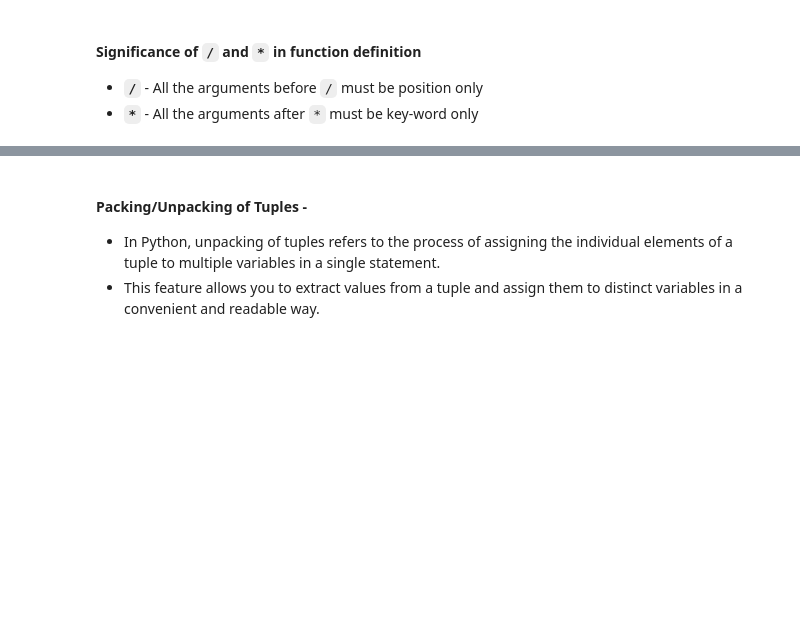
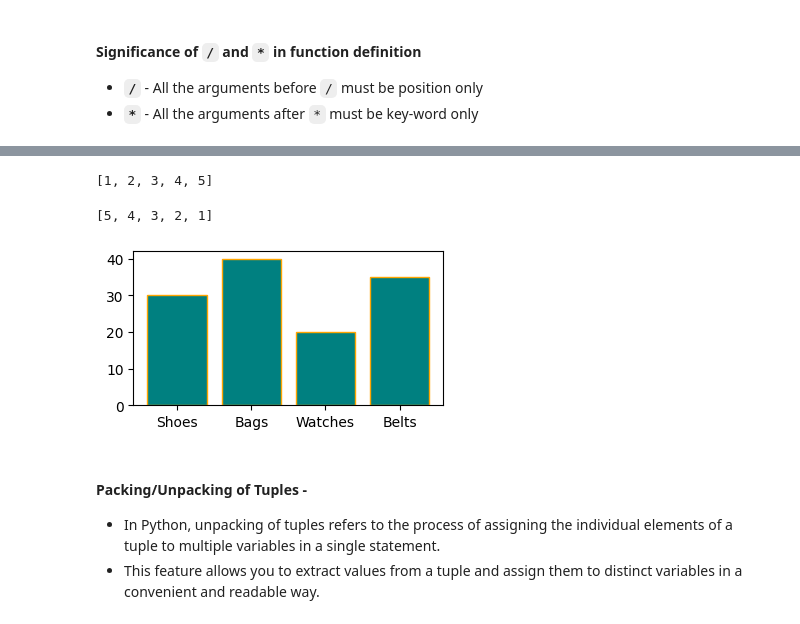
Before and after one commit to knowledge-corner/Vituare-Research, a Jupyter notebook: Python Refresher_Beginner.ipynb, the cells around one changed output, grey strips where cells are left out. Saved outputs shown, nothing was run; the diff lists cells and outputs as text; code cells hidden in the pictures; blank space fills up the shorter version.

```diff
--- a/Python Refresher_Beginner.ipynb
+++ b/Python Refresher_Beginner.ipynb
@@ -834,3 +1089,22 @@ Function arguments in Python are the inputs passed to a function to enable it to
+# %%
+sorted([1, 3, 2, 5, 4])  # Returns a list in sorted order
+# %% [output]
+[1, 2, 3, 4, 5]
+# %%
+sorted([1, 3, 2, 5, 4], reverse=True)  # Returns a list in sorted order DESC
+# %% [output]
+[5, 4, 3, 2, 1]
+# %%
+import matplotlib.pyplot as plt
+plt.figure(figsize=(4, 2))
+products = ["Shoes", "Bags", "Watches", "Belts"]
+quantity = [30, 40, 20, 35]
+
+# Create a bar chart
+plt.bar(products, quantity, color = "Teal", edgecolor = "orange")
+plt.show()
+# %% [output]
+[figure, added]
 # %% [markdown]
 #### Packing/Unpacking of Tuples -
 
```
Also changed, not shown: parts of 84 cells of this notebook.
